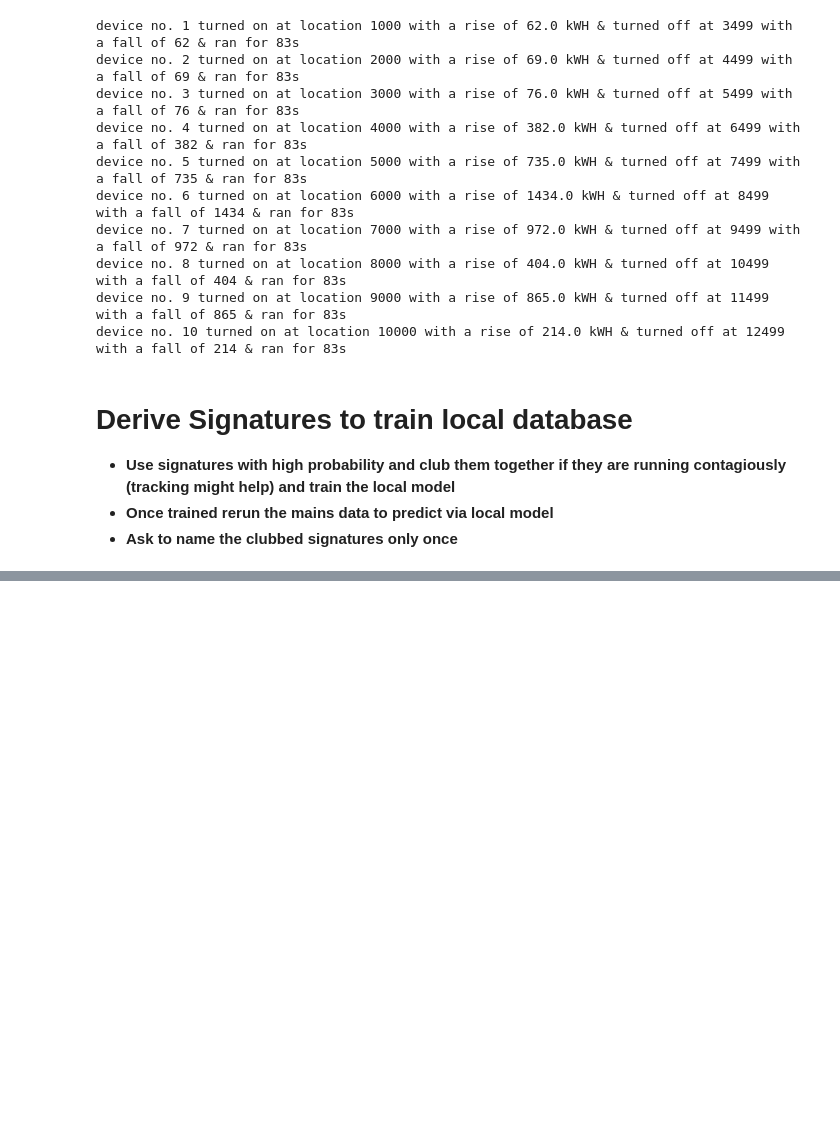
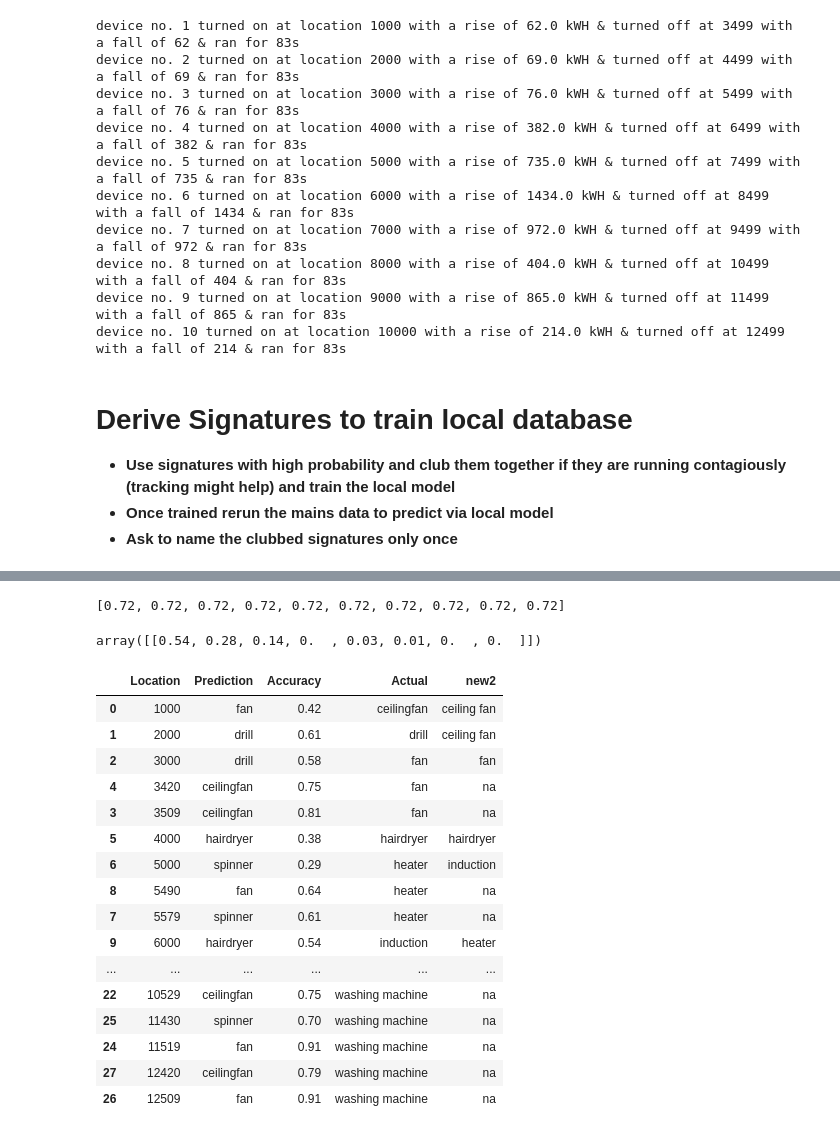
Before and after one commit to caxefaizan/RNN_Model, a Jupyter notebook: Transition Approach.ipynb, the cells around one changed output, grey strips where cells are left out. Saved outputs shown, nothing was run; the diff lists cells and outputs as text; code cells hidden in the pictures; blank space fills up the shorter version.

Commit message:
deriving local sig

```diff
--- a/Transition Approach.ipynb
+++ b/Transition Approach.ipynb
@@ -400,0 +493,4 @@ plt.plot(derived_db);
+# %%
+localsig_db = localsig_db.reshape((localsig_db.shape[0]//SIG_SIZE,SIG_SIZE))
+# %%
+local_name = local_name[1:]
@@ -400,0 +504,13 @@ plt.plot(derived_db);
+# %%
+from sklearn.ensemble import RandomForestClassifier
+from sklearn.model_selection import train_test_split
+clf = RandomForestClassifier()
+
+X = localsig_db
+y = local_name
+
+X_train , X_test , y_train , y_test = train_test_split(X,y,test_size = 0.2,random_state=42)
+
+clf.fit(X_train,y_train)
+
+new = (clf.predict(localsig_db))
@@ -400,0 +519,40 @@ plt.plot(derived_db);
+# %%
+[new_proba.max() for x in new_proba]
+# %% [output]
+[0.72, 0.72, 0.72, 0.72, 0.72, 0.72, 0.72, 0.72, 0.72, 0.72]
+# %%
+_ = np.array([4]*90)
+_ = _.reshape((1,90))
+clf.predict_proba(_)
+# %% [output]
+array([[0.54, 0.28, 0.14, 0.  , 0.03, 0.01, 0.  , 0.  ]])
+# %%
+_ = 1
+values= 0
+for idx,x in enumerate(tracking_df['Location']):
+
+    if x == 1000*(_+values):
+        tracking_df.loc[[idx],["new2"]] = new[values]
+        values += 1
+    else:
+        tracking_df.loc[[idx],["new2"]] = 'na'
+# %%
+tracking_df
+# %% [output]
+|  | Location | Prediction | Accuracy | Actual | new2 |
+| 0 | 1000 | fan | 0.42 | ceilingfan | ceiling fan |
+| 1 | 2000 | drill | 0.61 | drill | ceiling fan |
+| 2 | 3000 | drill | 0.58 | fan | fan |
+| 4 | 3420 | ceilingfan | 0.75 | fan | na |
+| 3 | 3509 | ceilingfan | 0.81 | fan | na |
+| 5 | 4000 | hairdryer | 0.38 | hairdryer | hairdryer |
+| 6 | 5000 | spinner | 0.29 | heater | induction |
+| 8 | 5490 | fan | 0.64 | heater | na |
+| 7 | 5579 | spinner | 0.61 | heater | na |
+| 9 | 6000 | hairdryer | 0.54 | induction | heater |
+| ... | ... | ... | ... | ... | ... |
+| 22 | 10529 | ceilingfan | 0.75 | washing machine | na |
+| 25 | 11430 | spinner | 0.70 | washing machine | na |
+| 24 | 11519 | fan | 0.91 | washing machine | na |
+| 27 | 12420 | ceilingfan | 0.79 | washing machine | na |
+| 26 | 12509 | fan | 0.91 | washing machine | na |
```
Also changed, not shown: parts of 15 cells of this notebook.
